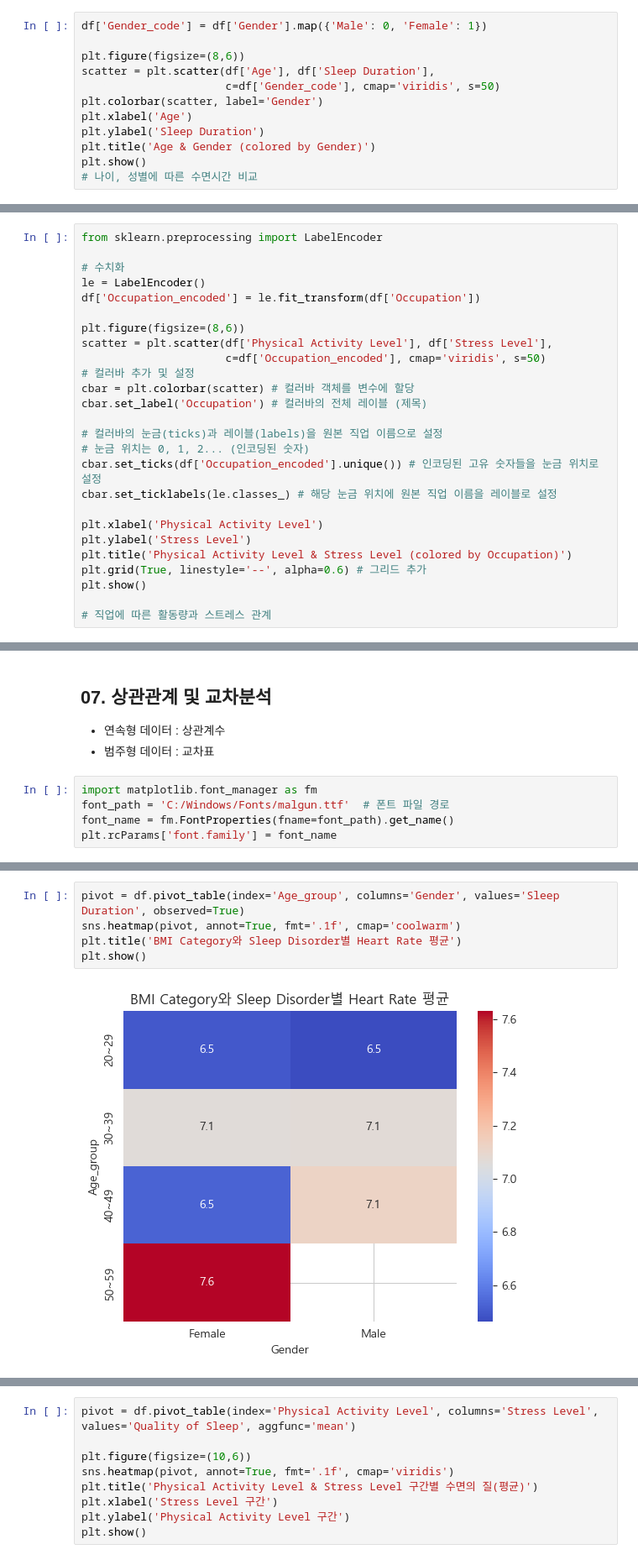
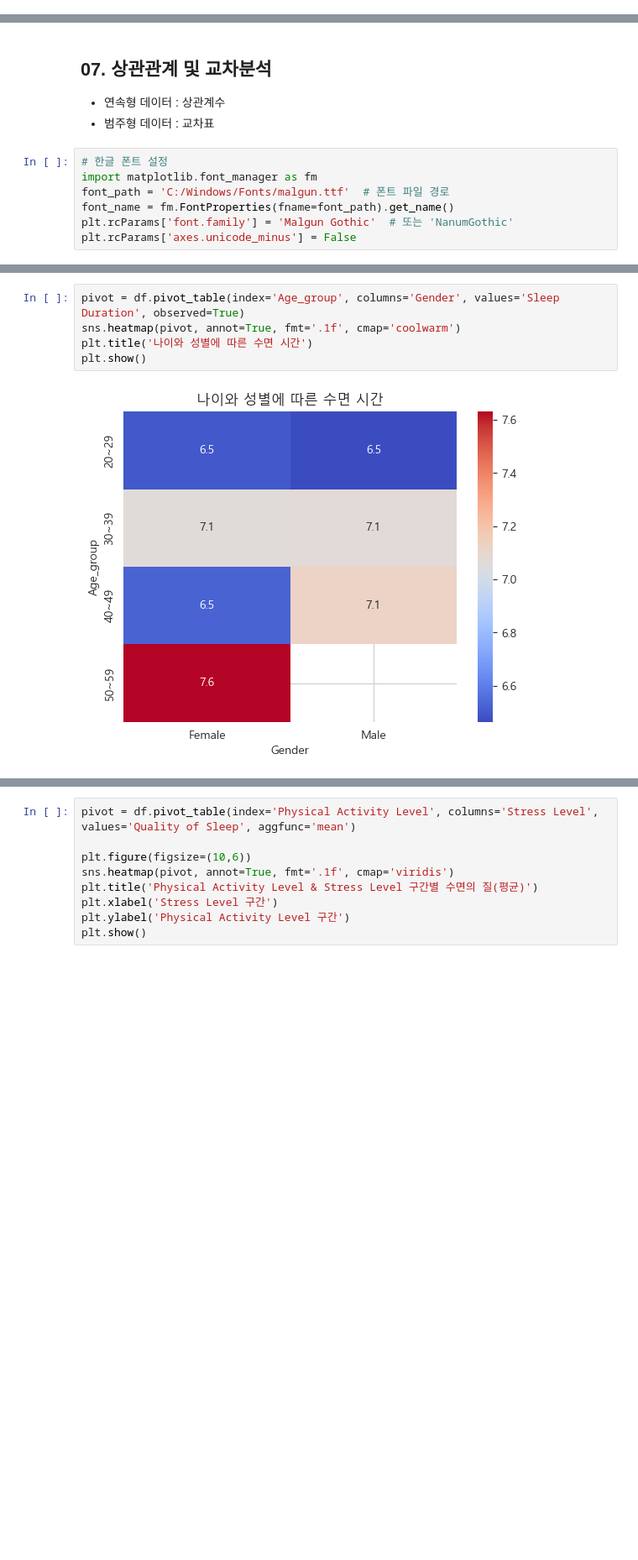
Before and after one commit to ParkVitna/SKN14-EDA-1Team, a Jupyter notebook: KimJaea/EDA.ipynb, the cells around one changed output, grey strips where cells are left out. Shown: that part at 84% size. Drawn from its saved outputs; the diff is of its cells as text; blank space fills up the shorter version.

```diff
--- a/KimJaea/EDA.ipynb
+++ b/KimJaea/EDA.ipynb
@@ -152,12 +50,0 @@ plt.show()
-# %%
-df['Gender_code'] = df['Gender'].map({'Male': 0, 'Female': 1})
-
-plt.figure(figsize=(8,6))
-scatter = plt.scatter(df['Age'], df['Sleep Duration'],
-                      c=df['Gender_code'], cmap='viridis', s=50)
-plt.colorbar(scatter, label='Gender')
-plt.xlabel('Age')
-plt.ylabel('Sleep Duration')
-plt.title('Age & Gender (colored by Gender)')
-plt.show()
-# 나이, 성별에 따른 수면시간 비교
@@ -166,26 +50,0 @@ plt.show()
-# %%
-from sklearn.preprocessing import LabelEncoder
-
-# 수치화
-le = LabelEncoder()
-df['Occupation_encoded'] = le.fit_transform(df['Occupation'])
-
-plt.figure(figsize=(8,6))
-scatter = plt.scatter(df['Physical Activity Level'], df['Stress Level'],
-                      c=df['Occupation_encoded'], cmap='viridis', s=50)
-# 컬러바 추가 및 설정
-cbar = plt.colorbar(scatter) # 컬러바 객체를 변수에 할당
-cbar.set_label('Occupation') # 컬러바의 전체 레이블 (제목)
-
-# 컬러바의 눈금(ticks)과 레이블(labels)을 원본 직업 이름으로 설정
-# 눈금 위치는 0, 1, 2... (인코딩된 숫자)
-cbar.set_ticks(df['Occupation_encoded'].unique()) # 인코딩된 고유 숫자들을 눈금 위치로 설정
-cbar.set_ticklabels(le.classes_) # 해당 눈금 위치에 원본 직업 이름을 레이블로 설정
-
-plt.xlabel('Physical Activity Level')
-plt.ylabel('Stress Level')
-plt.title('Physical Activity Level & Stress Level (colored by Occupation)')
-plt.grid(True, linestyle='--', alpha=0.6) # 그리드 추가
-plt.show()
-
-# 직업에 따른 활동량과 스트레스 관계
@@ -205,8 +53,10 @@ plt.show()
 - 연속형 데이터 : 상관계수
 - 범주형 데이터 : 교차표
 # %%
+# 한글 폰트 설정
 import matplotlib.font_manager as fm
 font_path = 'C:/Windows/Fonts/malgun.ttf'  # 폰트 파일 경로
 font_name = fm.FontProperties(fname=font_path).get_name()
-plt.rcParams['font.family'] = font_name
+plt.rcParams['font.family'] = 'Malgun Gothic'  # 또는 'NanumGothic'
+plt.rcParams['axes.unicode_minus'] = False
 # %%
@@ -308,10 +160,10 @@ plt.show()
 # %%
 pivot = df.pivot_table(index='Age_group', columns='Gender', values='Sleep Duration', observed=True)
 sns.heatmap(pivot, annot=True, fmt='.1f', cmap='coolwarm')
-plt.title('BMI Category와 Sleep Disorder별 Heart Rate 평균')
+plt.title('나이와 성별에 따른 수면 시간')
 plt.show()
 # %% [output]
-[figure, old version]
+[figure, new version]
 # %%
 df['Steps_bin'] = pd.cut(df['Daily Steps'], bins=5)
 df['HR_bin'] = pd.cut(df['Heart Rate'], bins=5)
```
Also changed, not shown: parts of 41 cells of this notebook.
